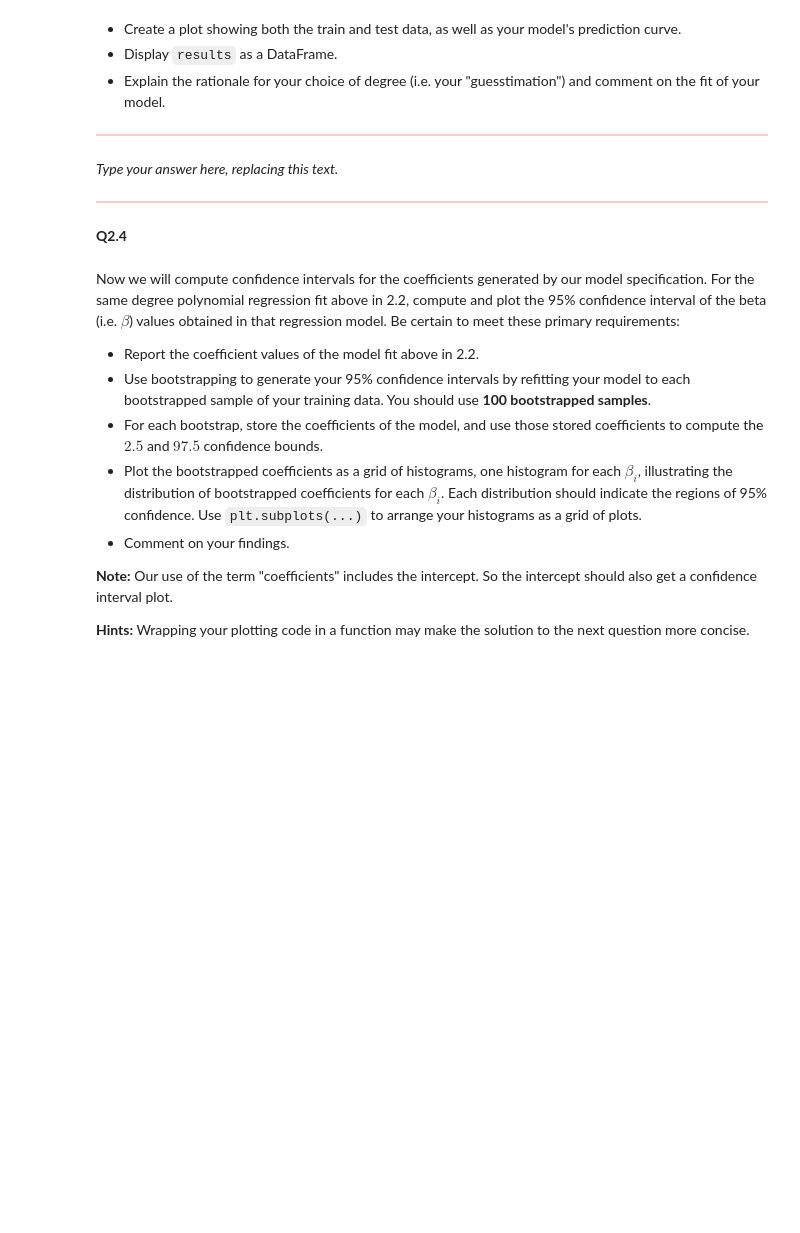
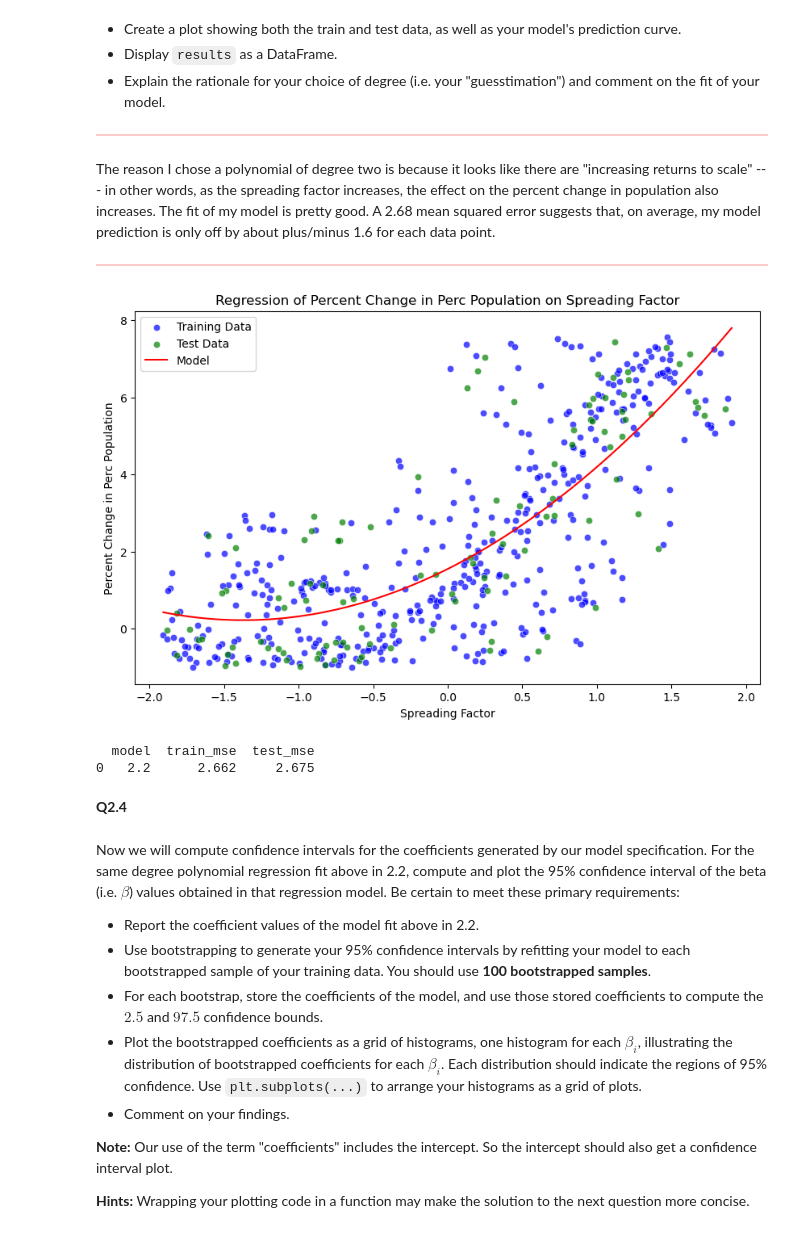
Before and after one commit to julienberman/CS-109a, a Jupyter notebook: psets/cs1090a_hw3/cs1090a_hw3.ipynb, the cells around one changed output. Cells and saved outputs as stored; diff of their text form; code cells hidden in the pictures; blank space fills up the shorter version.

```diff
--- a/psets/cs1090a_hw3/cs1090a_hw3.ipynb
+++ b/psets/cs1090a_hw3/cs1090a_hw3.ipynb
@@ -196,0 +229,29 @@ Note that your MSE scores will not be the same as those in the example dictionar
+# %%
+results = []
+# Function to extract info
+def get_info(model, x_train, x_test, y_train, y_test, question = None):
+    model_name = ""
+    if question:
+        model_name = str(question)
+
+    y_train_pred = model.predict(x_train)
+    y_test_pred = model.predict(x_test)
+
+    # Calculate the MSEs
+    train_mse = round(float(mean_squared_error(y_train, y_train_pred)), 5)
+    test_mse = round(float(mean_squared_error(y_test, y_test_pred)), 5)
+
+    d = {"model": model_name, "train_mse": train_mse, "test_mse": test_mse}
+    return d
+
+# function to get curve
+def get_curve(model, x_train):
+    return model.predict(x_train)
+
+# Fit a linear regression model
+model_1 = LinearRegression().fit(X = x_poly_train, y = y_train)
+
+# Append model results
+results.append(get_info(model_1, x_poly_train, x_poly_test, y_train, y_test, question = 2.2))
+
+results
@@ -211,7 +279,7 @@ grader.check("q2.2")
 - Explain the rationale for your choice of degree (i.e. your "guesstimation") and comment on the fit of your model.
 # %% [markdown]
 <div class="highlight-box" style="border: 1px solid #ffcccb; background-color: #ffcccb; height: 5px;"></div>
-# %% [markdown]
-_Type your answer here, replacing this text._
+# %% [markdown]
+The reason I chose a polynomial of degree two is because it looks like there are "increasing returns to scale" --- in other words, as the spreading factor increases, the effect on the percent change in population also increases. The fit of my model is pretty good. A 2.68 mean squared error suggests that, on average, my model prediction is only off by about plus/minus 1.6 for each data point.
 # %% [markdown]
 <div class="highlight-box" style="border: 1px solid #ffcccb; background-color: #ffcccb; height: 5px;"></div>
@@ -220,3 +286,19 @@ _Type your answer here, replacing this text._
+# %%
+# scatterplot with regression
+plt.figure(figsize=(10, 6))
+sns.scatterplot(data = df_train, x="Spreading_factor", y="Perc_population", alpha=0.7, label='Training Data', color = "blue")
+sns.scatterplot(data = df_test, x="Spreading_factor", y="Perc_population", alpha=0.7, label='Test Data', color = "green")
+sns.lineplot(data = df_train, x="Spreading_factor", y=get_curve(model_1, x_poly_train), color='red', label="Model" )
+plt.xlabel("Spreading Factor")
+plt.ylabel("Percent Change in Perc Population")
+plt.title("Regression of Percent Change in Perc Population on Spreading Factor")
+plt.show()
+
+print(pd.DataFrame(results))
+# %% [output]
+[figure, added]
+  model  train_mse  test_mse
+0   2.2      2.662     2.675
 # %% [markdown]
 <!-- END QUESTION -->
 
```
Also changed, not shown: parts of 85 cells of this notebook, 1 other file.
